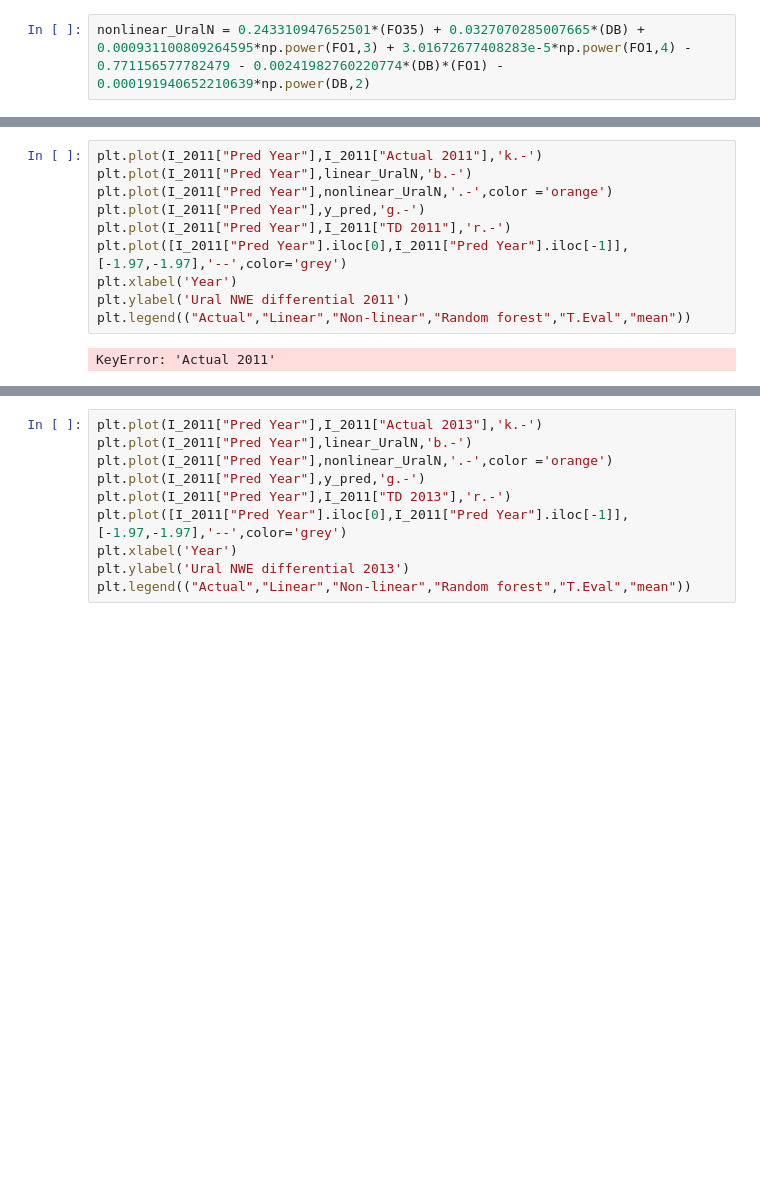
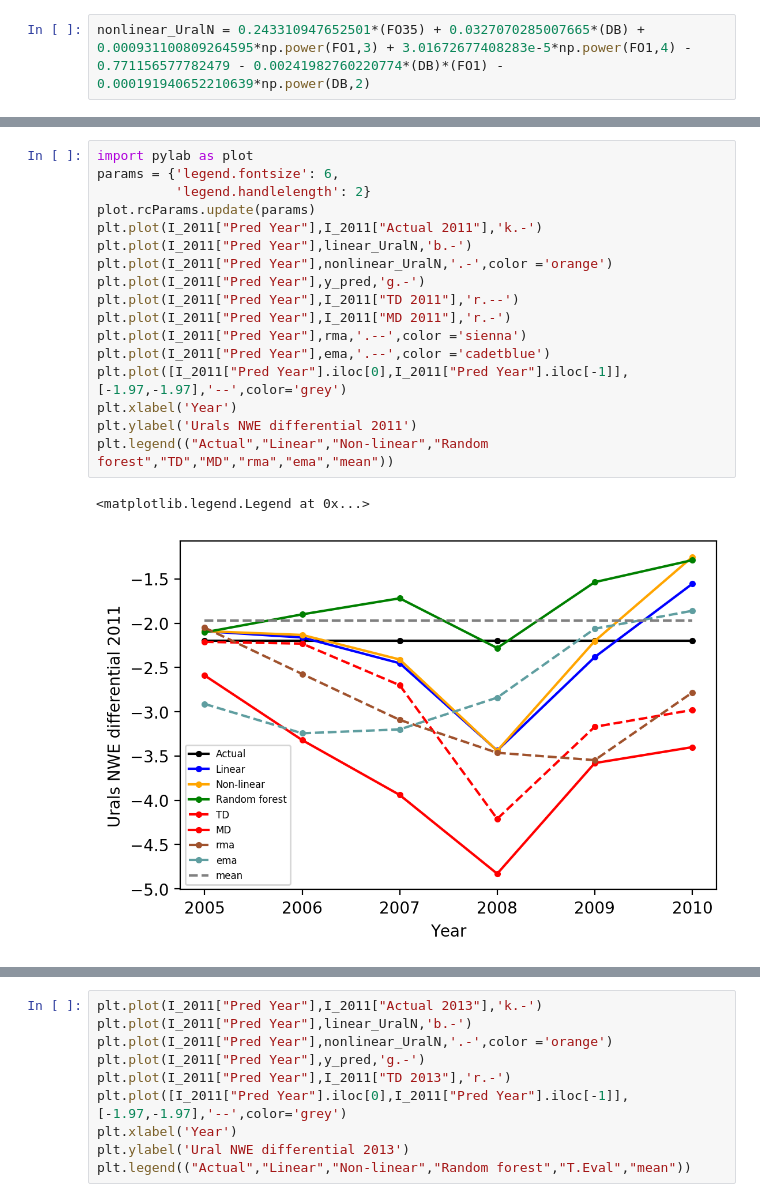
Before and after one commit to kaibawong/differential, a Jupyter notebook: UralsNWE_pred.ipynb, the cells around one changed output, grey strips where cells are left out. Cells and saved outputs as stored; diff of their text form; blank space fills up the shorter version.

```diff
--- a/UralsNWE_pred.ipynb
+++ b/UralsNWE_pred.ipynb
@@ -148,13 +197,21 @@ print(y_pred)
 # %%
+import pylab as plot
+params = {'legend.fontsize': 6,
+          'legend.handlelength': 2}
+plot.rcParams.update(params)
 plt.plot(I_2011["Pred Year"],I_2011["Actual 2011"],'k.-')
 plt.plot(I_2011["Pred Year"],linear_UralN,'b.-')
 plt.plot(I_2011["Pred Year"],nonlinear_UralN,'.-',color ='orange')
 plt.plot(I_2011["Pred Year"],y_pred,'g.-')
-plt.plot(I_2011["Pred Year"],I_2011["TD 2011"],'r.-')
+plt.plot(I_2011["Pred Year"],I_2011["TD 2011"],'r.--')
+plt.plot(I_2011["Pred Year"],I_2011["MD 2011"],'r.-')
+plt.plot(I_2011["Pred Year"],rma,'.--',color ='sienna')
+plt.plot(I_2011["Pred Year"],ema,'.--',color ='cadetblue')
 plt.plot([I_2011["Pred Year"].iloc[0],I_2011["Pred Year"].iloc[-1]],[-1.97,-1.97],'--',color='grey')
 plt.xlabel('Year')
-plt.ylabel('Ural NWE differential 2011')
-plt.legend(("Actual","Linear","Non-linear","Random forest","T.Eval","mean"))
+plt.ylabel('Urals NWE differential 2011')
+plt.legend(("Actual","Linear","Non-linear","Random forest","TD","MD","rma","ema","mean"))
 # %% [output]
-KeyError: 'Actual 2011'
+<matplotlib.legend.Legend at 0x...>
+[figure, added]
 # %%
```
Also changed, not shown: parts of 10 cells of this notebook, 28 other files.
